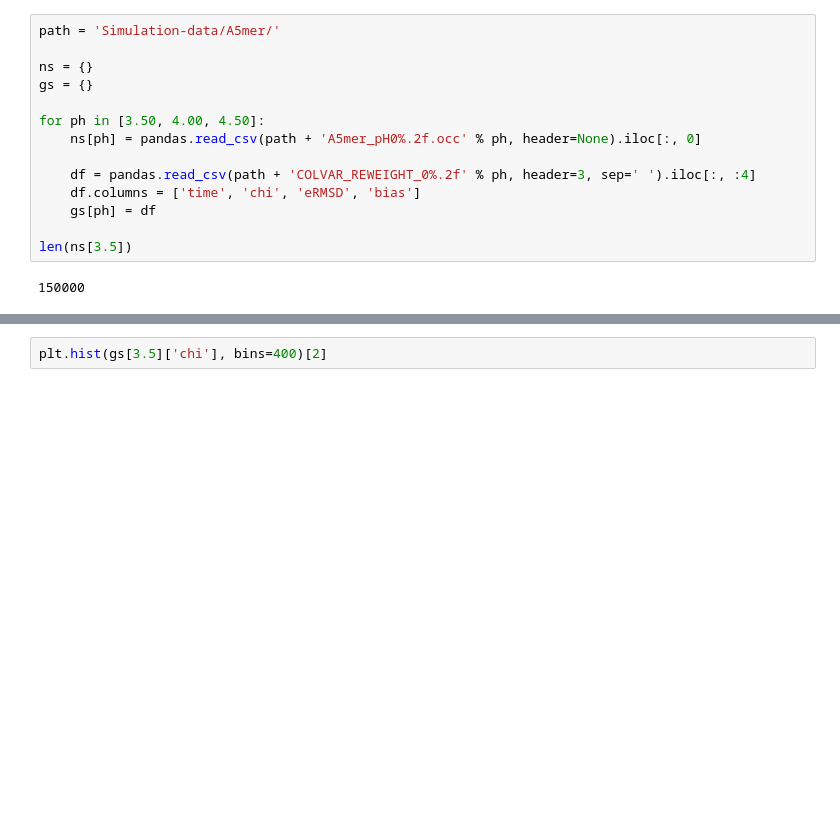
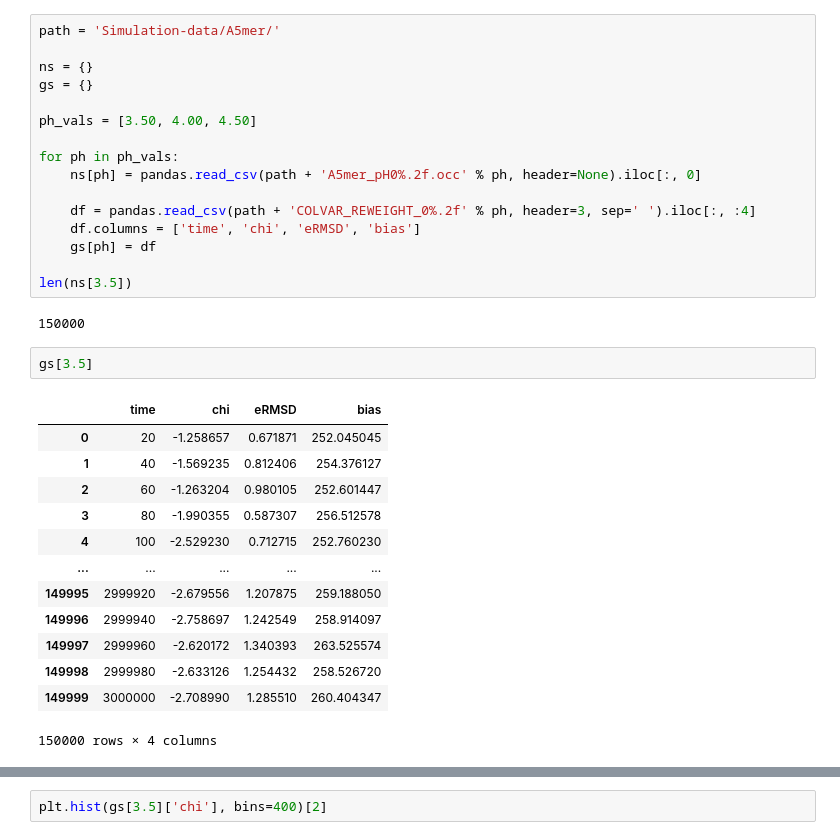
Before and after one commit to Tomfersil/pH-integration, a Jupyter notebook: ph_refine.ipynb, the cells around one changed output, grey strips where cells are left out. Cells and saved outputs as stored; diff of their text form; blank space fills up the shorter version.

```diff
--- a/ph_refine.ipynb
+++ b/ph_refine.ipynb
@@ -485,7 +535,9 @@ path = 'Simulation-data/A5mer/'
 ns = {}
 gs = {}
 
-for ph in [3.50, 4.00, 4.50]:
+ph_vals = [3.50, 4.00, 4.50]
+
+for ph in ph_vals:
     ns[ph] = pandas.read_csv(path + 'A5mer_pH0%.2f.occ' % ph, header=None).iloc[:, 0]
 
     df = pandas.read_csv(path + 'COLVAR_REWEIGHT_0%.2f' % ph, header=3, sep=' ').iloc[:, :4]
@@ -495,3 +547,19 @@ for ph in [3.50, 4.00, 4.50]:
 len(ns[3.5])
 # %% [output]
 150000
+# %%
+gs[3.5]
+# %% [output]
+|  | time | chi | eRMSD | bias |
+| 0 | 20 | -1.258657 | 0.671871 | 252.045045 |
+| 1 | 40 | -1.569235 | 0.812406 | 254.376127 |
+| 2 | 60 | -1.263204 | 0.980105 | 252.601447 |
+| 3 | 80 | -1.990355 | 0.587307 | 256.512578 |
+| 4 | 100 | -2.529230 | 0.712715 | 252.760230 |
+| ... | ... | ... | ... | ... |
+| 149995 | 2999920 | -2.679556 | 1.207875 | 259.188050 |
+| 149996 | 2999940 | -2.758697 | 1.242549 | 258.914097 |
+| 149997 | 2999960 | -2.620172 | 1.340393 | 263.525574 |
+| 149998 | 2999980 | -2.633126 | 1.254432 | 258.526720 |
+| 149999 | 3000000 | -2.708990 | 1.285510 | 260.404347 |
+150000 rows × 4 columns
```
Also changed, not shown: parts of 5 cells of this notebook.
